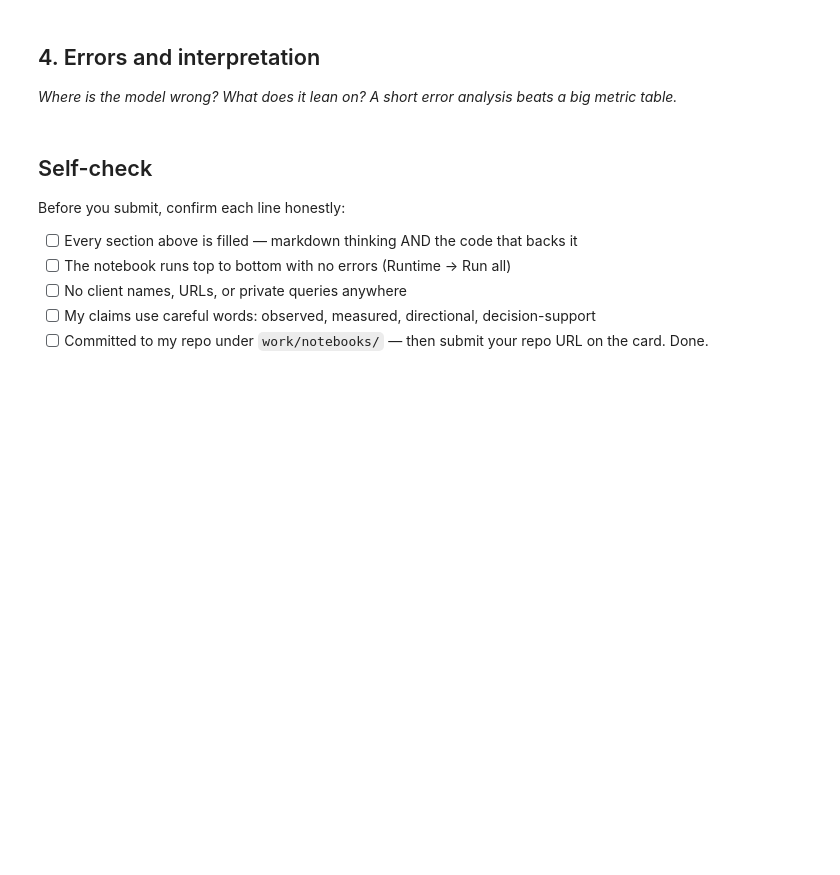
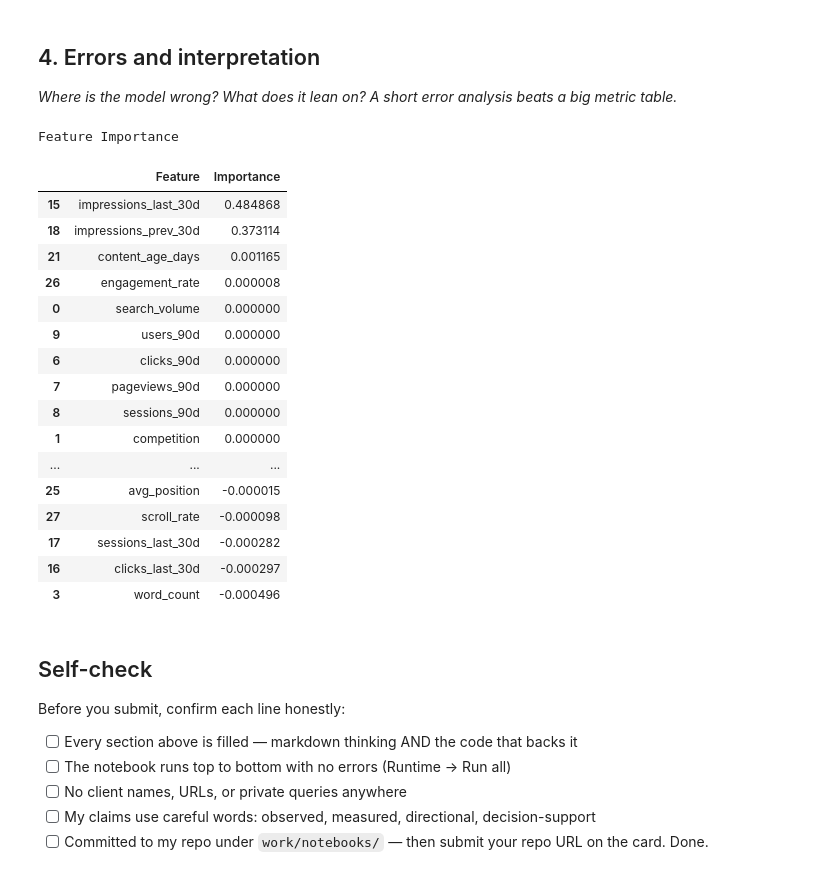
Before and after one commit to mariamemad975/FlyRank_ML, a Jupyter notebook: work/notebooks/w05_model.ipynb, the cells around one changed output. Cells and saved outputs as stored; diff of their text form; code cells hidden in the pictures; blank space fills up the shorter version.

```diff
--- a/work/notebooks/w05_model.ipynb
+++ b/work/notebooks/w05_model.ipynb
@@ -29,0 +80,5 @@ This skeleton is yours to fill. Work the sections **in order** — each one has
+# %%
+if df[TARGET].nunique() > 2:
+    df[TARGET] = (df[TARGET] > df[TARGET].median()).astype(int)
+else:
+    df[TARGET] = df[TARGET].astype(int)
@@ -29,0 +98,22 @@ This skeleton is yours to fill. Work the sections **in order** — each one has
+# %%
+models = {
+    "Logistic Regression": make_pipeline(
+        StandardScaler(),
+        LogisticRegression(
+            max_iter=2000,
+            class_weight="balanced",
+            random_state=42)),
+
+    "Random Forest": RandomForestClassifier(
+        n_estimators=100,
+        max_depth=5,
+        class_weight="balanced",
+        random_state=42),
+
+    "LightGBM": lgb.LGBMClassifier(
+        n_estimators=100,
+        max_depth=4,
+        learning_rate=0.05,
+        class_weight="balanced",
+        random_state=42,
+        verbose=-1)}
@@ -34,6 +165,42 @@ This skeleton is yours to fill. Work the sections **in order** — each one has
 # %%
 # This cell is for CODE (numbers, a query, a check).
 # Write your text answer in the cell ABOVE this one — typing sentences here breaks Run All.
+best_model = models["LightGBM"]
+best_model.fit(X, y)
+
+importance = permutation_importance(
+    best_model,
+    X,
+    y,
+    n_repeats=10,
+    random_state=42)
+
+importance_df = pd.DataFrame({
+    "Feature": X.columns,
+    "Importance": importance.importances_mean
+}).sort_values("Importance", ascending=False)
+
+print("Feature Importance")
+display(importance_df)
+# %% [output]
+Feature Importance
+|  | Feature | Importance |
+| 15 | impressions_last_30d | 0.484868 |
+| 18 | impressions_prev_30d | 0.373114 |
+| 21 | content_age_days | 0.001165 |
+| 26 | engagement_rate | 0.000008 |
+| 0 | search_volume | 0.000000 |
+| 9 | users_90d | 0.000000 |
+| 6 | clicks_90d | 0.000000 |
+| 7 | pageviews_90d | 0.000000 |
+| 8 | sessions_90d | 0.000000 |
+| 1 | competition | 0.000000 |
+| ... | ... | ... |
+| 25 | avg_position | -0.000015 |
+| 27 | scroll_rate | -0.000098 |
+| 17 | sessions_last_30d | -0.000282 |
+| 16 | clicks_last_30d | -0.000297 |
+| 3 | word_count | -0.000496 |
 # %% [markdown]
 ## Self-check
 
```
Also changed, not shown: parts of 11 cells of this notebook.
